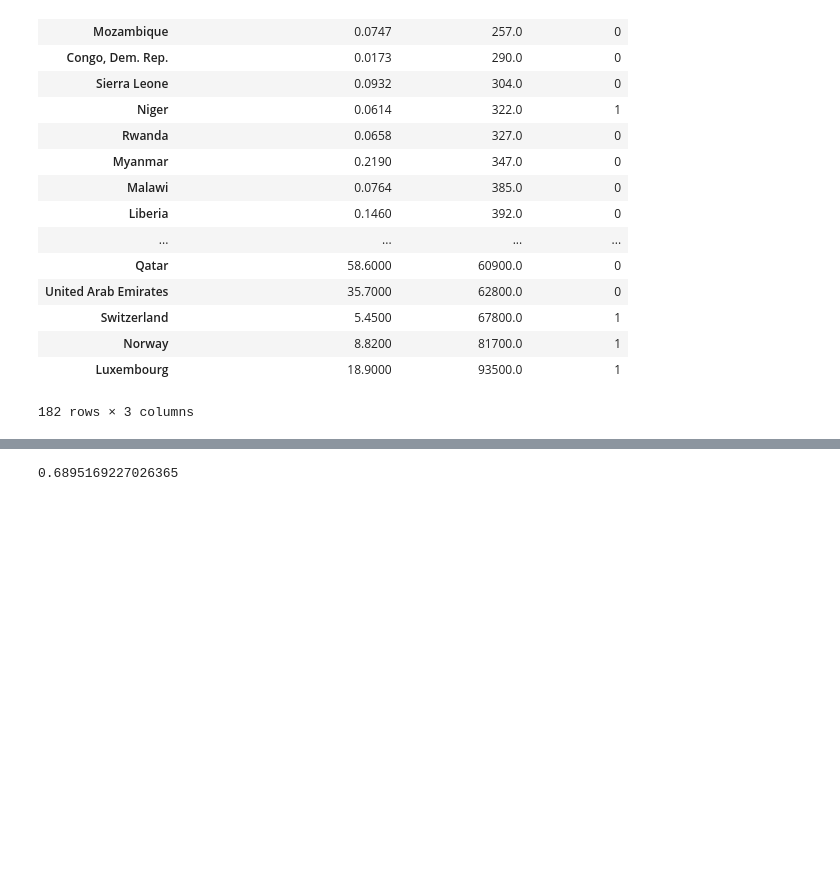
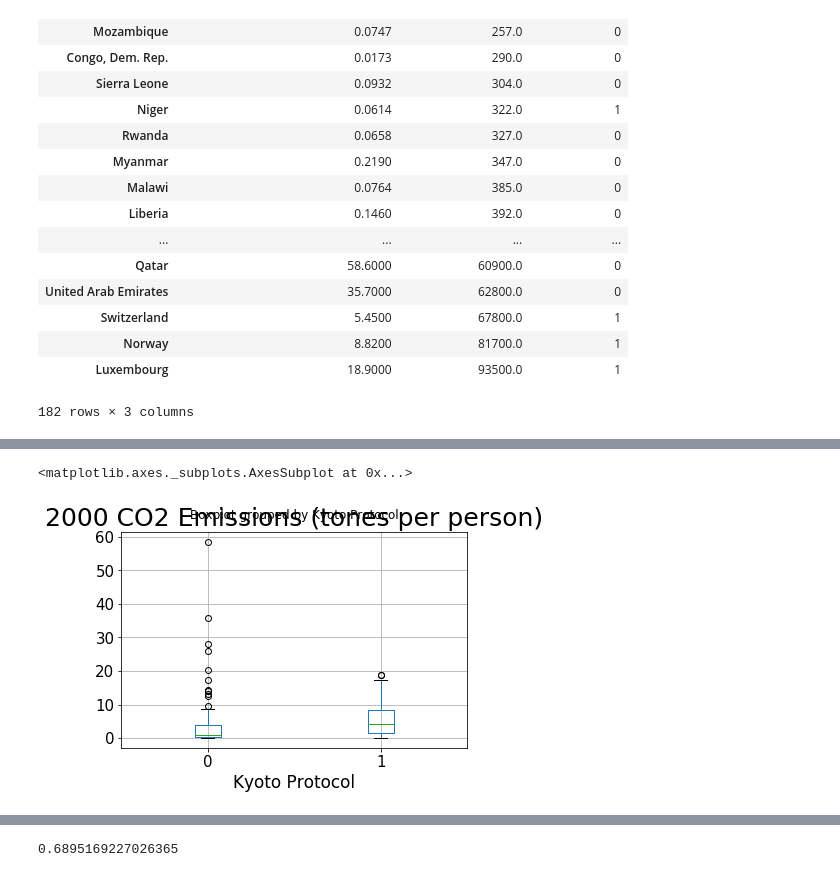
Before and after one commit to matheusar/Projeto-1-CD, a Jupyter notebook: Projeto 1.ipynb, the cells around one changed output, grey strips where cells are left out. Drawn from its saved outputs; the diff is of its cells as text; code cells hidden in the pictures; blank space fills up the shorter version.

```diff
--- a/Projeto 1.ipynb
+++ b/Projeto 1.ipynb
@@ -153,3 +159,8 @@ co2_pib
+# %%
+co2_pib.boxplot(column="2000 CO2 Emissions (tones per person)", by="Kyoto Protocol")
+# %% [output]
+<matplotlib.axes._subplots.AxesSubplot at 0x...>
+[figure, added]
 # %%
 co2_pib.plot.scatter(x='2000 CO2 Emissions (tones per person)',y='2000 GDP per capita', logy=True)
 sns.regplot(co2_pib['2000 CO2 Emissions (tones per person)'],co2_pib['2000 GDP per capita'], color=('indigo'))
```
Also changed, not shown: parts of 20 cells of this notebook.
